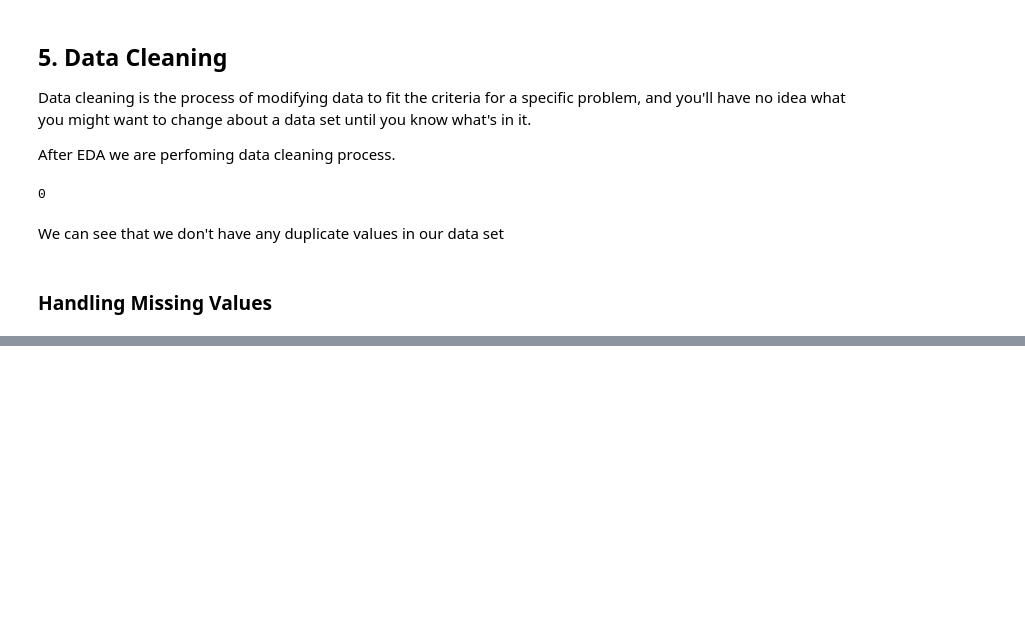
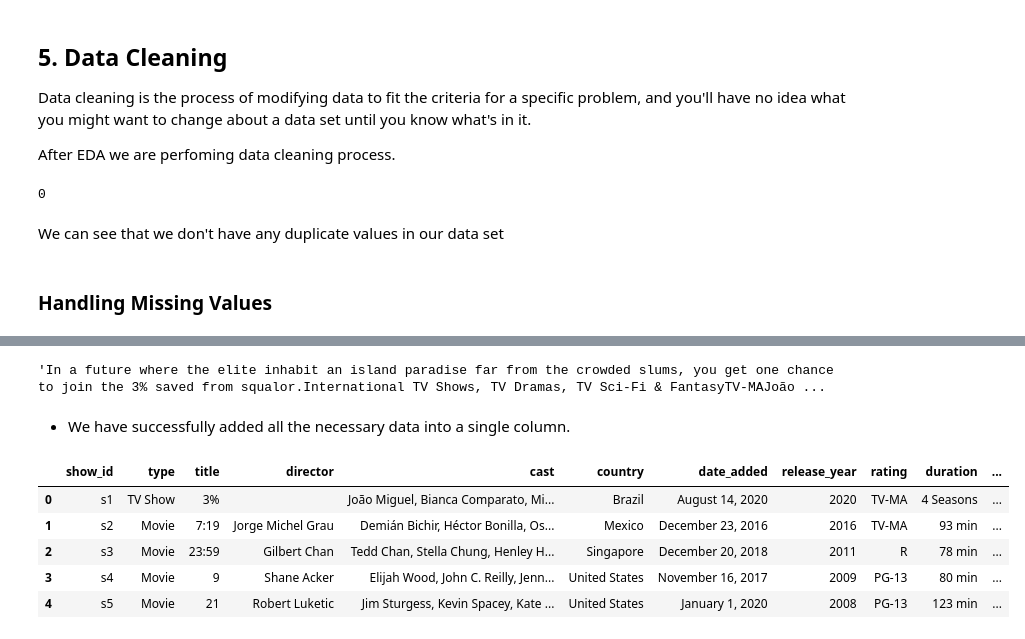
Before and after one commit to Kalpesh-Rajput/Netflix_Movies_and_TV_Show_Clustering, a Jupyter notebook: KR_|_Netflix_Movies_and_TV_Show_Clustering.ipynb, the cells around one changed output, grey strips where cells are left out. Cells and saved outputs as stored; diff of their text form; code cells hidden in the pictures; blank space fills up the shorter version.

```diff
--- a/KR_|_Netflix_Movies_and_TV_Show_Clustering.ipynb
+++ b/KR_|_Netflix_Movies_and_TV_Show_Clustering.ipynb
@@ -688,0 +776,18 @@ We can see that we don't have any duplicate values in our data set
+# %%
+# creating tags column using all text column which one is used for model building purpose.
+
+df['tags'] = df['description'] + df['listed_in'] + df['rating'] + df['cast'] + df['country'] + df['director']
+df.tags[0]
+# %% [output]
+'In a future where the elite inhabit an island paradise far from the crowded slums, you get one chance to join the 3% saved from squalor.International TV Shows, TV Dramas, TV Sci-Fi & FantasyTV-MAJoão ...
+# %% [markdown]
+- We have successfully added all the necessary data into a single column.
+# %%
+df.head()
+# %% [output]
+|  | show_id | type | title | director | cast | country | date_added | release_year | rating | duration | ... |
+| 0 | s1 | TV Show | 3% |  | João Miguel, Bianca Comparato, Mi... | Brazil | August 14, 2020 | 2020 | TV-MA | 4 Seasons | ... |
+| 1 | s2 | Movie | 7:19 | Jorge Michel Grau | Demián Bichir, Héctor Bonilla, Os... | Mexico | December 23, 2016 | 2016 | TV-MA | 93 min | ... |
+| 2 | s3 | Movie | 23:59 | Gilbert Chan | Tedd Chan, Stella Chung, Henley H... | Singapore | December 20, 2018 | 2011 | R | 78 min | ... |
+| 3 | s4 | Movie | 9 | Shane Acker | Elijah Wood, John C. Reilly, Jenn... | United States | November 16, 2017 | 2009 | PG-13 | 80 min | ... |
+| 4 | s5 | Movie | 21 | Robert Luketic | Jim Sturgess, Kevin Spacey, Kate ... | United States | January 1, 2020 | 2008 | PG-13 | 123 min | ... |
```
Also changed, not shown: parts of 38 cells of this notebook.
